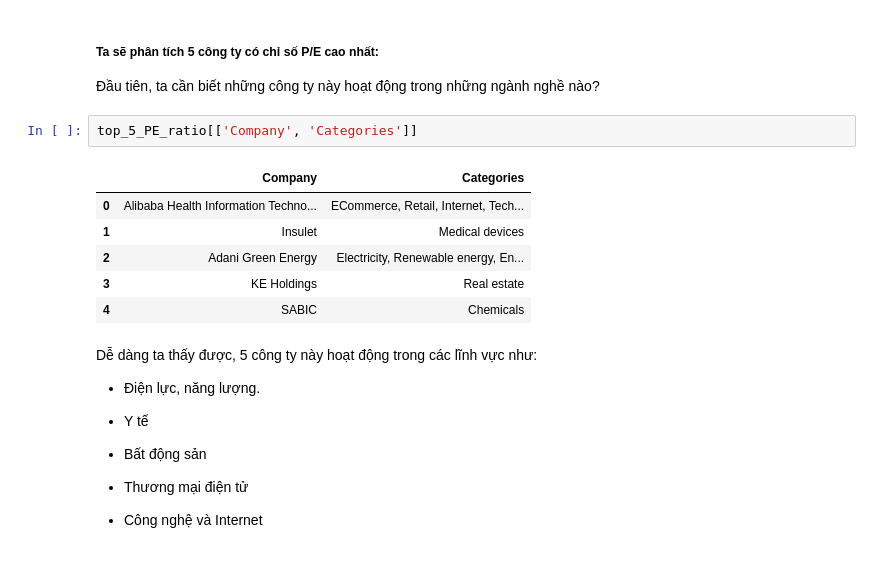
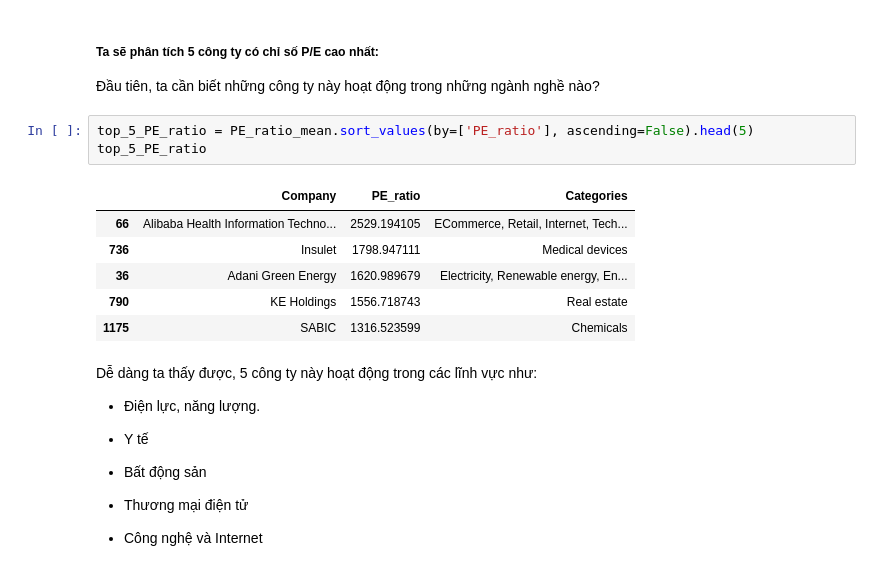
Before and after one commit to HuyAnhTon/Intro2DS_FinalProject, a Jupyter notebook: notebooks/question_1.ipynb, the cells around one changed output. Saved outputs shown, nothing was run; the diff lists cells and outputs as text.

```diff
--- a/notebooks/question_1.ipynb
+++ b/notebooks/question_1.ipynb
@@ -117,15 +135,16 @@ Như vậy ta có thể thấy được 5 công ty có chỉ số P/E cao nhất
 ##### Ta sẽ phân tích 5 công ty có chỉ số P/E cao nhất:
 
 Đầu tiên, ta cần biết những công ty này hoạt động trong những ngành nghề nào?
-# %%
-top_5_PE_ratio[['Company', 'Categories']]
-# %% [output]
-|  | Company | Categories |
-| 0 | Alibaba Health Information Techno... | ECommerce, Retail, Internet, Tech... |
-| 1 | Insulet | Medical devices |
-| 2 | Adani Green Energy | Electricity, Renewable energy, En... |
-| 3 | KE Holdings | Real estate |
-| 4 | SABIC | Chemicals |
+# %%
+top_5_PE_ratio = PE_ratio_mean.sort_values(by=['PE_ratio'], ascending=False).head(5)
+top_5_PE_ratio
+# %% [output]
+|  | Company | PE_ratio | Categories |
+| 66 | Alibaba Health Information Techno... | 2529.194105 | ECommerce, Retail, Internet, Tech... |
+| 736 | Insulet | 1798.947111 | Medical devices |
+| 36 | Adani Green Energy | 1620.989679 | Electricity, Renewable energy, En... |
+| 790 | KE Holdings | 1556.718743 | Real estate |
+| 1175 | SABIC | 1316.523599 | Chemicals |
 # %% [markdown]
 Dễ dàng ta thấy được, 5 công ty này hoạt động trong các lĩnh vực như:
 
```
Also changed, not shown: parts of 16 cells of this notebook.
